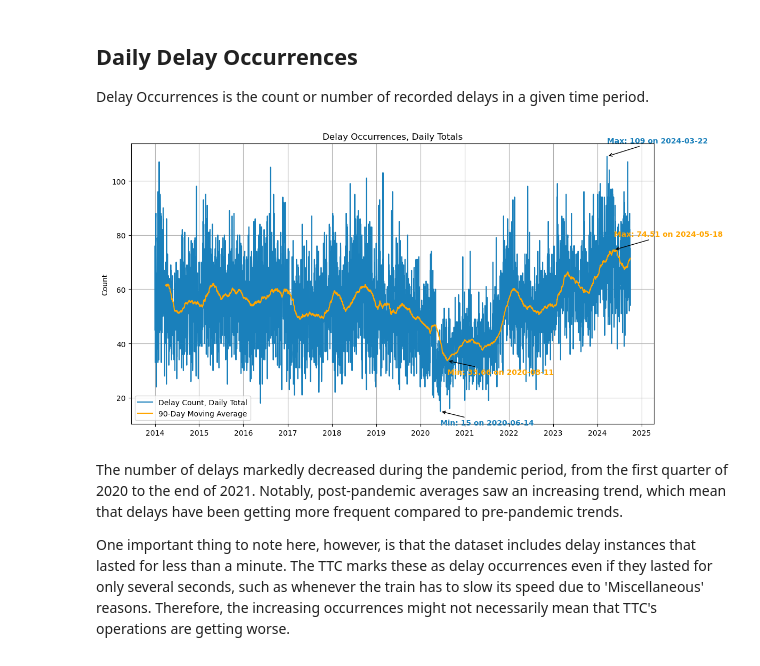
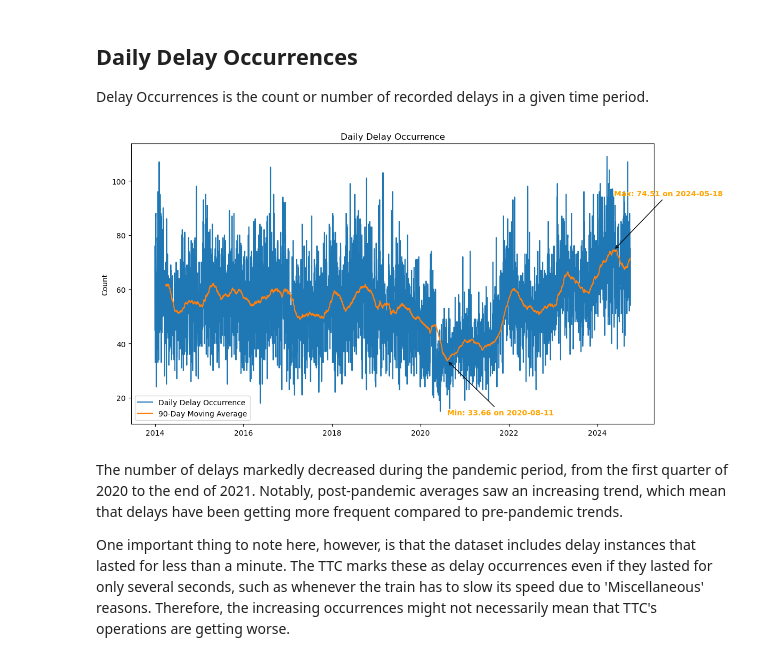
Before and after one commit to emem83/TTC-Delay-Dataset, a Jupyter notebook: TTC_Delay_Dataset_EDA.ipynb, the cells around one changed output. Drawn from its saved outputs; the diff is of its cells as text; code cells hidden in the pictures.

```diff
--- a/TTC_Delay_Dataset_EDA.ipynb
+++ b/TTC_Delay_Dataset_EDA.ipynb
@@ -34,51 +34,45 @@ df_master
 
 Delay Occurrences is the count or number of recorded delays in a given time period.
 # %%
+# group by data and count the delay occurrences
 daily_delay_occurrence = df_master.groupby('Date')['Min Delay'].count().reset_index()
+# compute the 90-day moving average
 daily_delay_occurrence['MA90'] = daily_delay_occurrence['Min Delay'].rolling(window = 90).mean()
-fig, ax = plt.subplots(figsize=(12, 6))
 
-ax.plot(daily_delay_occurrence['Date'], daily_delay_occurrence['Min Delay'], color='#1a80bb', label='Delay Count, Daily Total')
-ax.plot(daily_delay_occurrence['Date'], daily_delay_occurrence['MA90'], label='90-Day Moving Average', color='orange')
-ax.set_title('Delay Occurrences, Daily Totals')
-ax.set_ylabel('Count')
-ax.grid(True)
-ax.legend()
-ax.xaxis.set_major_locator(mdates.YearLocator())
-ax.xaxis.set_major_formatter(mdates.DateFormatter('%Y'))
+# create the line chart
+plt.figure(figsize = (12,6))
+plt.plot(daily_delay_occurrence['Date'], daily_delay_occurrence['Min Delay'], label = 'Daily Delay Occurrence')
+plt.plot(daily_delay_occurrence['Date'], daily_delay_occurrence['MA90'], label = '90-Day Moving Average')
+plt.title('Daily Delay Occurrence')
+plt.ylabel('Count')
 
-# maximum data annotation
-max_date = daily_delay_occurrence.loc[daily_delay_occurrence['Min Delay'].idxmax(), 'Date']
-max_delay = daily_delay_occurrence['Min Delay'].max()
-plt.annotate(f'Max: {max_delay} on {max_date.strftime("%Y-%m-%d")}',
-             xy = (max_date, max_delay), xytext = (max_date, max_delay + 5),
-             arrowprops = dict(arrowstyle = '->'), fontsize = 10, color = '#1a80bb', fontweight = 'bold')
-
-# maximum moving average annotation
+# annotate max values
 max_date = daily_delay_occurrence.loc[daily_delay_occurrence['MA90'].idxmax(), 'Date']
 max_delay = daily_delay_occurrence['MA90'].max()
 plt.annotate(f'Max: {max_delay:.2f} on {max_date.strftime("%Y-%m-%d")}',
-             xy = (max_date, max_delay), xytext = (max_date, max_delay + 5),
-             arrowprops = dict(arrowstyle = '->'), fontsize = 10, color = 'orange', fontweight = 'bold')
+             xy = (max_date, max_delay),
+             xytext = (max_date, max_delay + 20),
+             arrowprops = dict(arrowstyle = '->'),
+             fontsize = 10,
+             color = 'orange',
+             fontweight = 'bold')
 
-# minimum data annotation
-min_date = daily_delay_occurrence.loc[daily_delay_occurrence['Min Delay'].idxmin(), 'Date']
-min_delay = daily_delay_occurrence['Min Delay'].min()
-plt.annotate(f'Min: {min_delay} on {min_date.strftime("%Y-%m-%d")}',
-             xy = (min_date, min_delay), xytext = (min_date, min_delay - 5),
-             arrowprops = dict(arrowstyle = '->'), fontsize = 10, color = '#1a80bb', fontweight = 'bold')
-
-# minimum moving average data annotation
+# annotate min values
 min_date = daily_delay_occurrence.loc[daily_delay_occurrence['MA90'].idxmin(), 'Date']
 min_delay = daily_delay_occurrence['MA90'].min()
 plt.annotate(f'Min: {min_delay:.2f} on {min_date.strftime("%Y-%m-%d")}',
-             xy = (min_date, min_delay), xytext = (min_date, min_delay - 5),
-             arrowprops = dict(arrowstyle = '->'), fontsize = 10, color = 'orange', fontweight = 'bold')
+             xy = (min_date, min_delay),
+             xytext = (min_date, min_delay - 20),
+             arrowprops = dict(arrowstyle = '->'),
+             fontsize = 10,
+             color = 'orange',
+             fontweight = 'bold')
 
-fig.tight_layout()
+plt.legend()
+plt.tight_layout()
 plt.show()
 # %% [output]
-[figure, old version]
+[figure, new version]
 # %% [markdown]
 The number of delays markedly decreased during the pandemic period, from the first quarter of 2020 to the end of 2021. Notably, post-pandemic averages saw an increasing trend, which mean that delays have been getting more frequent compared to pre-pandemic trends.
 
```
Also changed, not shown: parts of 8 cells of this notebook.
